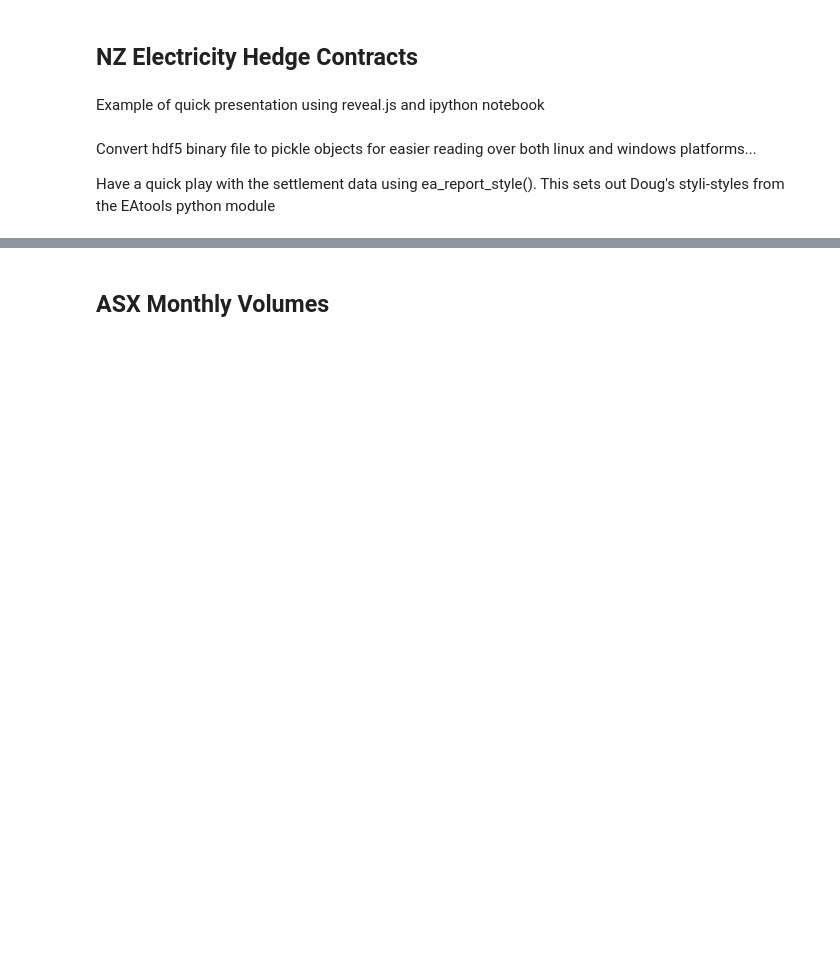
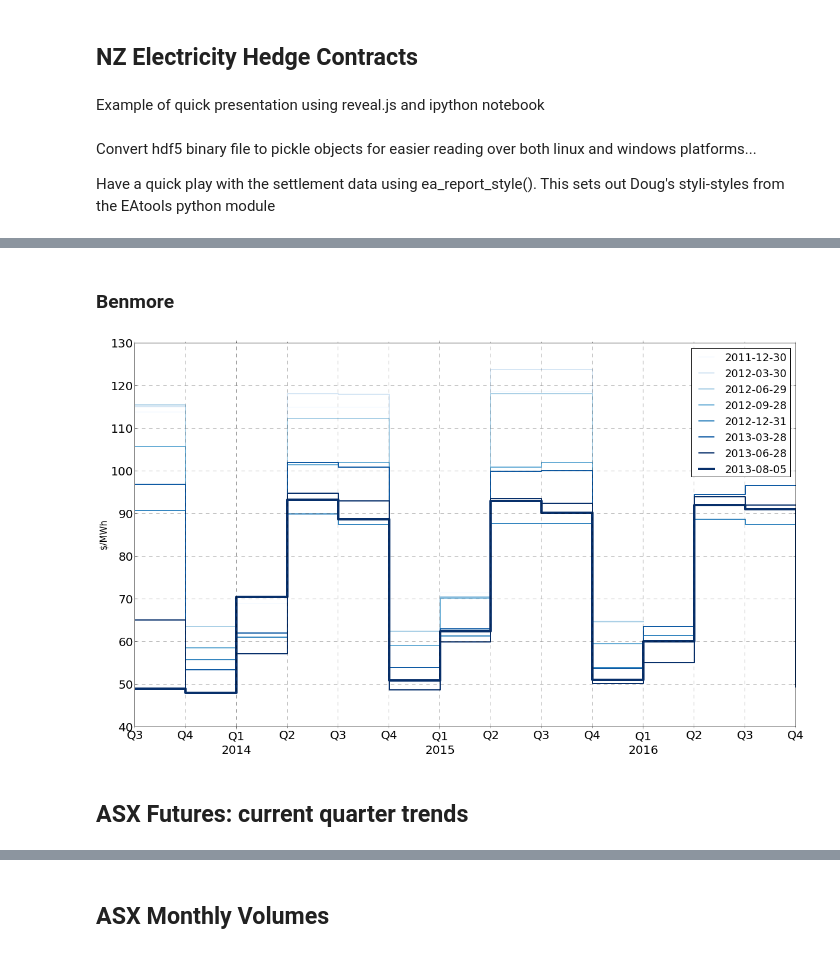
Before and after one commit to jcrabtree/reporting, a Jupyter notebook: asx.ipynb, the cells around one changed output, grey strips where cells are left out. Cells and saved outputs as stored; diff of their text form; code cells hidden in the pictures; blank space fills up the shorter version.

```diff
--- a/asx.ipynb
+++ b/asx.ipynb
@@ -65,0 +206,8 @@ hours = pd.Series(ben.axes[1].map(lambda x: hours_in_quarter(x)),index = ben.axe
+# %% [markdown]
+### Benmore
+# %%
+forward_price_curve(ben,"Blues")
+# %% [output]
+[figure, added]
+# %% [markdown]
+## ASX Futures: current quarter trends
```
Also changed, not shown: parts of 50 cells of this notebook, 3 other files.
